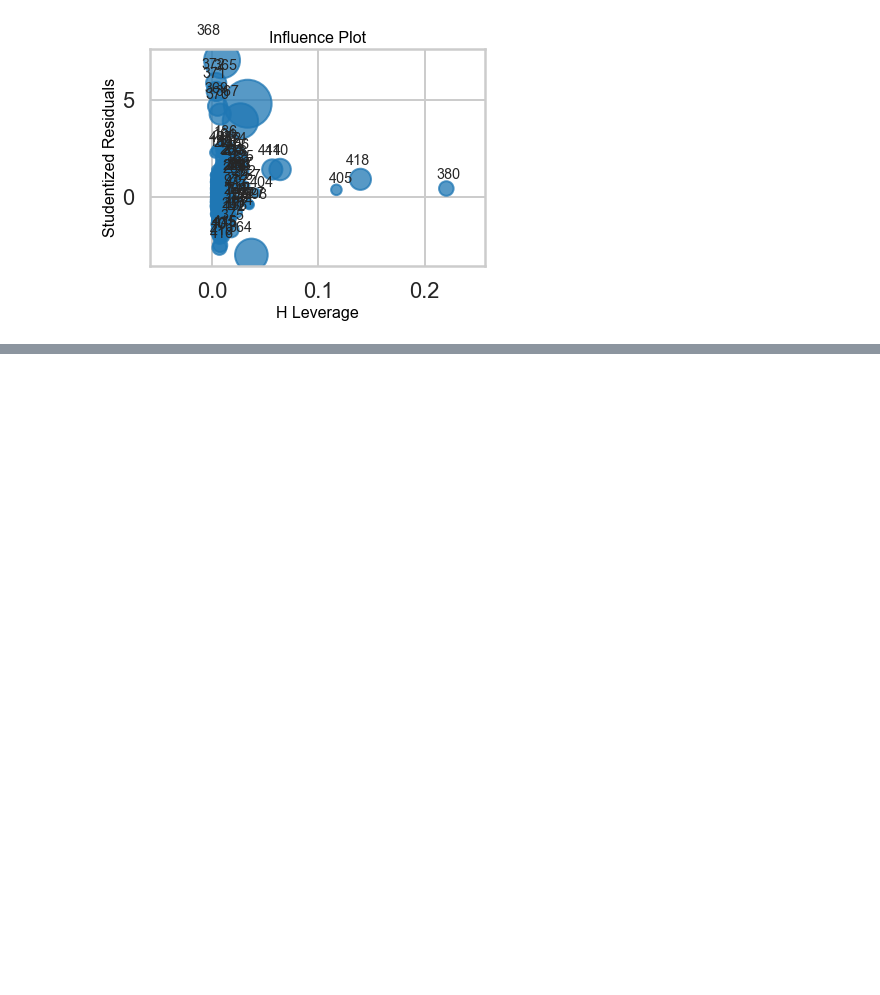
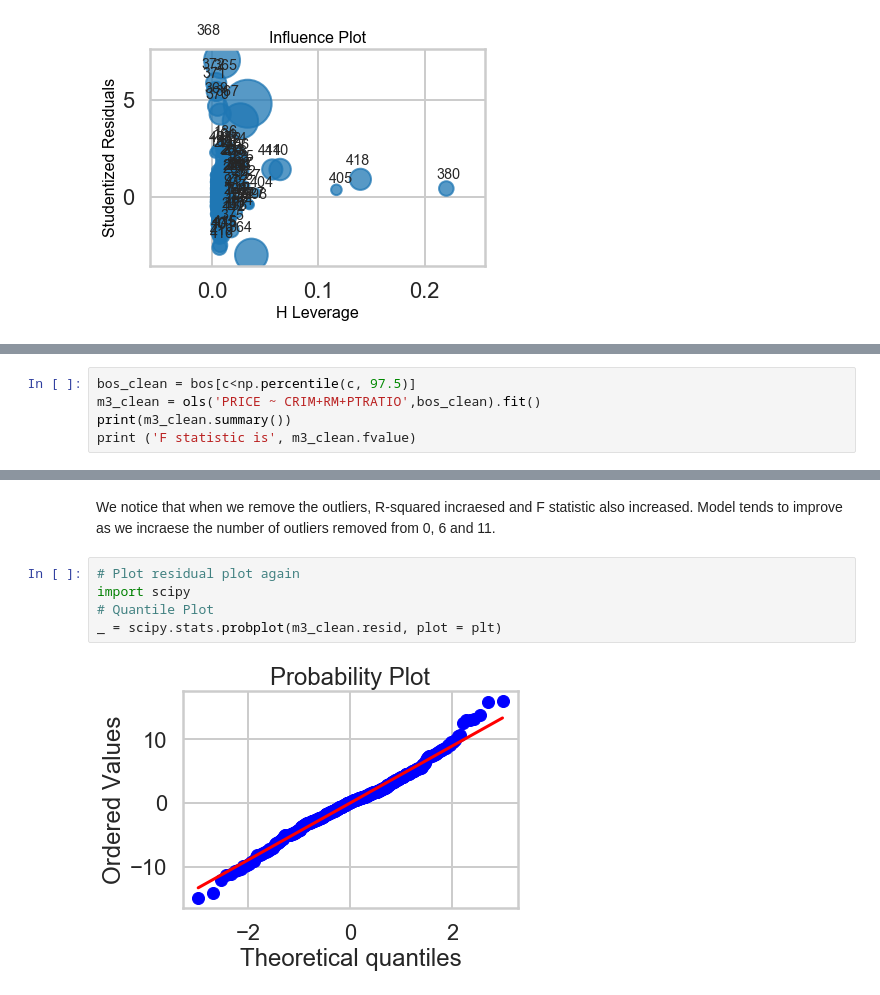
Before and after one commit to PavanPoosarla01/Springboard, a Jupyter notebook: Unit 10/1554739630_linear_regression/linear_regression/Mini_Project_Linear_Regression.ipynb, the cells around one changed output, grey strips where cells are left out. Drawn from its saved outputs; the diff is of its cells as text; blank space fills up the shorter version.

Commit message:
update
Update Linear Regression Model. Upadting Naive Bayes

```diff
--- a/Unit 10/1554739630_linear_regression/linear_regression/Mini_Project_Linear_Regression.ipynb
+++ b/Unit 10/1554739630_linear_regression/linear_regression/Mini_Project_Linear_Regression.ipynb
@@ -882,0 +927,5 @@ influence_plot(m3)
+# %%
+bos_clean = bos[c<np.percentile(c, 97.5)]
+m3_clean = ols('PRICE ~ CRIM+RM+PTRATIO',bos_clean).fit()
+print(m3_clean.summary())
+print ('F statistic is', m3_clean.fvalue)
@@ -882,0 +950,9 @@ influence_plot(m3)
+# %% [markdown]
+We notice that when we remove the outliers, R-squared incraesed and F statistic also increased. Model tends to improve as we incraese the number of outliers removed from 0, 6 and 11.
+# %%
+# Plot residual plot again
+import scipy
+# Quantile Plot
+_ = scipy.stats.probplot(m3_clean.resid, plot = plt)
+# %% [output]
+[figure, added]
```
Also changed, not shown: parts of 11 cells of this notebook, 6 other files.
